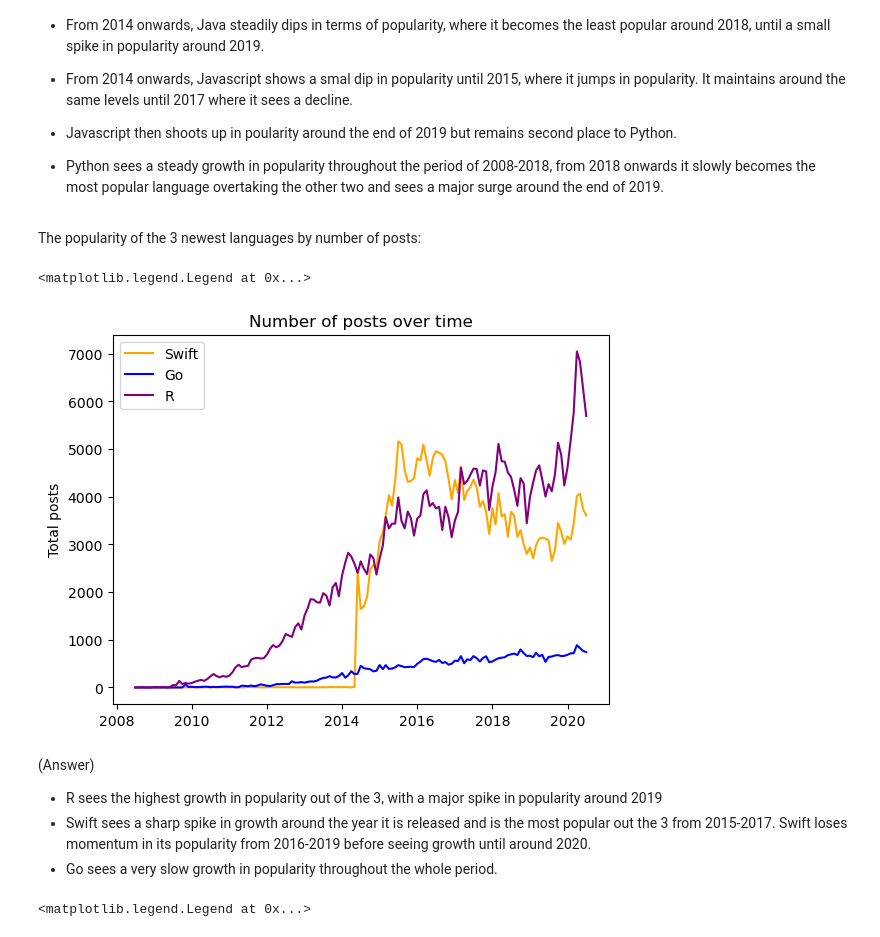
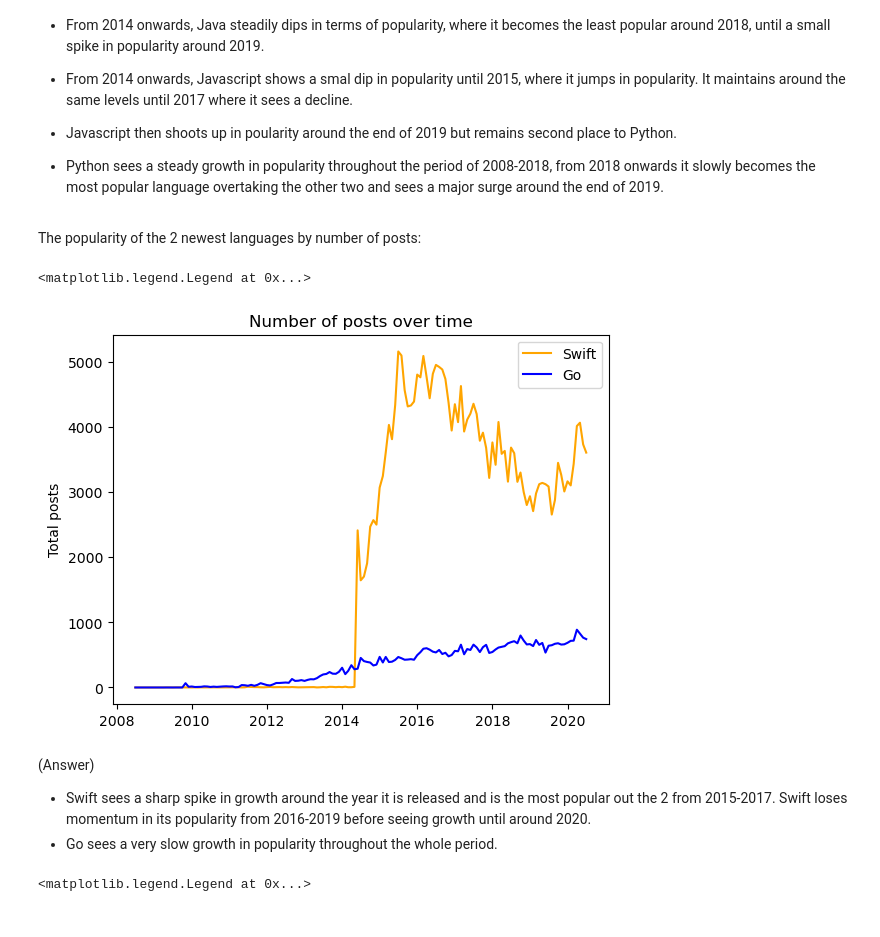
Before and after one commit to Am1tp/DataAnalysis-JupyterNotebook-MostPopularProgrammingLanguage, a Jupyter notebook: Programming-Languages-Stack-Overflow.ipynb, the cells around one changed output. Saved outputs shown, nothing was run; the diff lists cells and outputs as text; code cells hidden in the pictures.

```diff
--- a/Programming-Languages-Stack-Overflow.ipynb
+++ b/Programming-Languages-Stack-Overflow.ipynb
@@ -238,7 +238,7 @@ plt.legend()
 
 - Python sees a steady growth in popularity throughout the period of 2008-2018, from 2018 onwards it slowly becomes the most popular language overtaking the other two and sees a major surge around the end of 2019.
 # %% [markdown]
-The popularity of the 3 newest languages by number of posts:
+The popularity of the 2 newest languages by number of posts:
 # %%
 swift = pivoted_df[('POSTS', 'swift')]
 go = pivoted_df[('POSTS', 'go')]
@@ -246,18 +245,16 @@ r = pivoted_df[('POSTS', 'r')]
 # %%
 plt.figure()
 plt.title('Number of posts over time')
 plt.ylabel('Total posts')
 plt.plot(swift, color='Orange', label='Swift')
 plt.plot(go, color='Blue', label='Go')
-plt.plot(r, color='Purple', label='R')
 plt.legend()
 # %% [output]
 <matplotlib.legend.Legend at 0x...>
-[figure, old version]
+[figure, new version]
 # %% [markdown]
 (Answer)
-- R sees the highest growth in popularity out of the 3, with a major spike in popularity around 2019
-- Swift sees a sharp spike in growth around the year it is released and is the most popular out the 3 from 2015-2017. Swift loses momentum in its popularity from 2016-2019 before seeing growth until around 2020.
+- Swift sees a sharp spike in growth around the year it is released and is the most popular out the 2 from 2015-2017. Swift loses momentum in its popularity from 2016-2019 before seeing growth until around 2020.
 - Go sees a very slow growth in popularity throughout the whole period.
 # %%
 plt.figure(figsize=(16,10))
```
Also changed, not shown: parts of 5 cells of this notebook.
